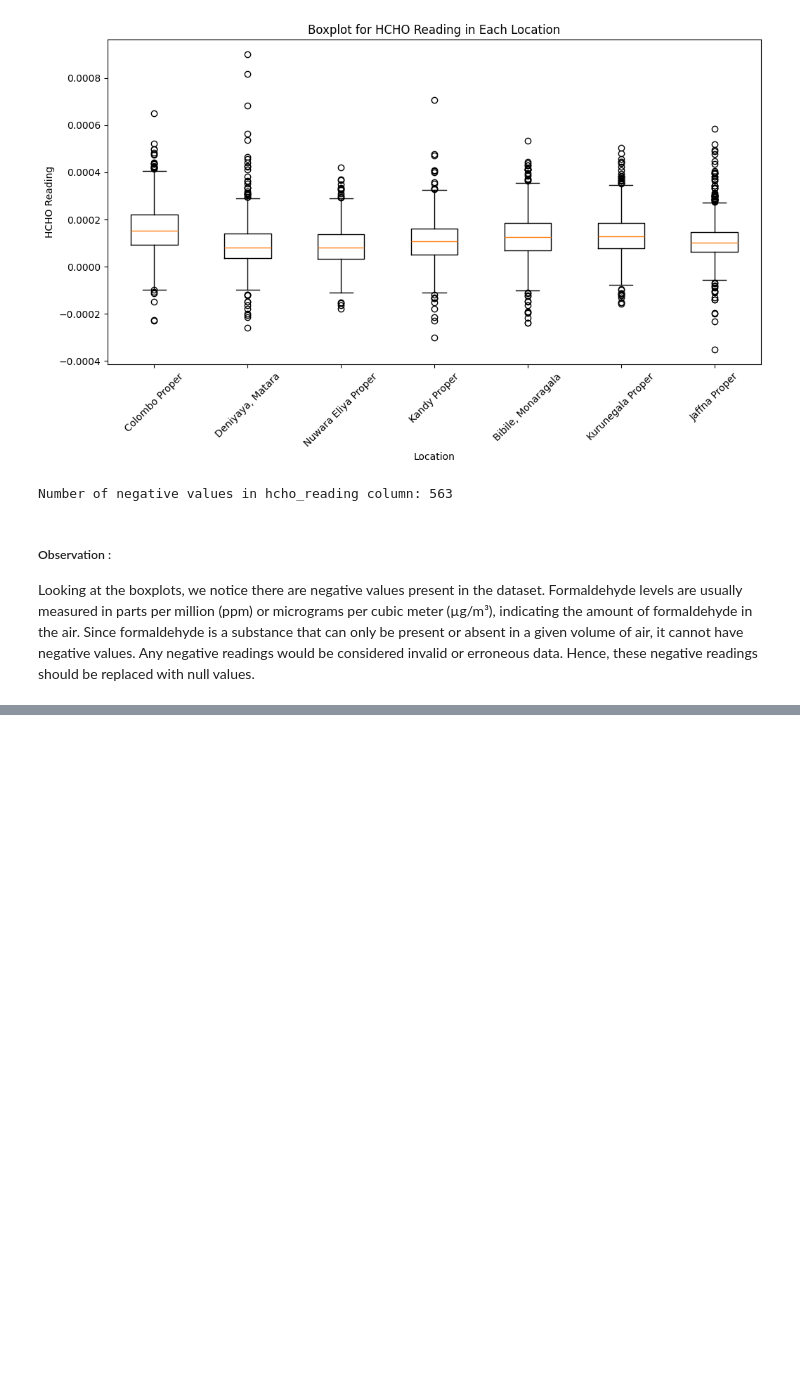
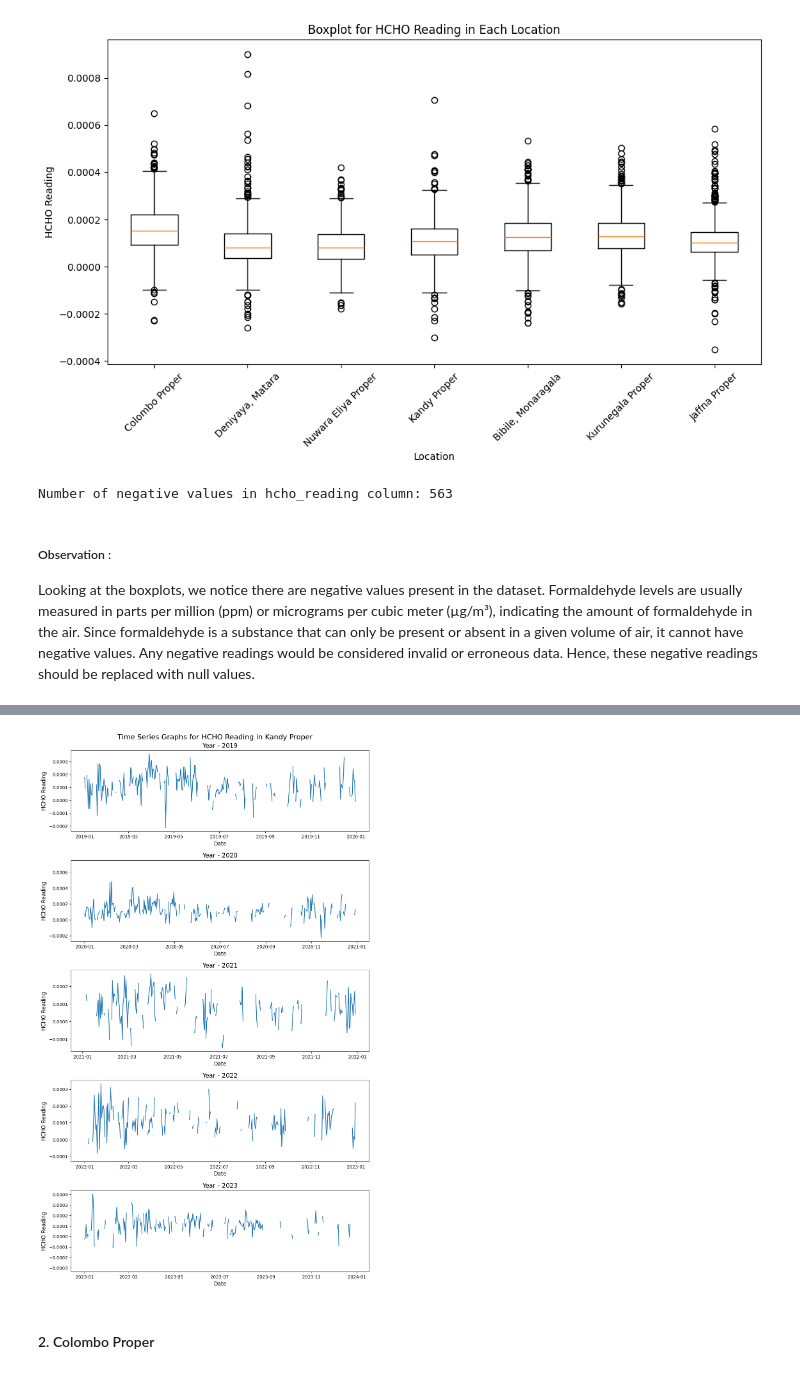
Before and after one commit to SewminaFernando/HCHO_Analyzing, a Jupyter notebook: notebooks/data_visualization(before cleaning data).ipynb, the cells around one changed output, grey strips where cells are left out. Drawn from its saved outputs; the diff is of its cells as text; code cells hidden in the pictures; blank space fills up the shorter version.

```diff
--- a/notebooks/data_visualization(before cleaning data).ipynb
+++ b/notebooks/data_visualization(before cleaning data).ipynb
@@ -200,0 +236,22 @@ Looking at the boxplots, we notice there are negative values present in the data
+# %%
+# Plot the time series graph for hcho_reading in Kandy Proper for each year
+years = [2019, 2020, 2021, 2022, 2023]
+
+# Create subplots
+fig, axs = plt.subplots(5, 1, figsize=(12, 20))
+fig.suptitle("Time Series Graphs for HCHO Reading in Kandy Proper", y=0.95, fontsize=16)
+
+for year in years:
+    axs[year-2019].plot(kandy_proper.loc[f"{year}-01-01":f"{year}-12-31"].index,
+                        kandy_proper.loc[f"{year}-01-01":f"{year}-12-31"]["hcho_reading"])
+    axs[year-2019].set_title(f"Year - {year}", fontsize=14)
+    axs[year-2019].set_xlabel("Date", fontsize=12)
+    axs[year-2019].set_ylabel("HCHO Reading", fontsize=12)
+
+# Adjust the spacing between supertitle and subtitles
+plt.subplots_adjust(top=0.925, hspace=0.35)
+plt.show()
+# %% [output]
+[figure, added]
+# %% [markdown]
+#### 2. Colombo Proper
```
Also changed, not shown: parts of 50 cells of this notebook.
